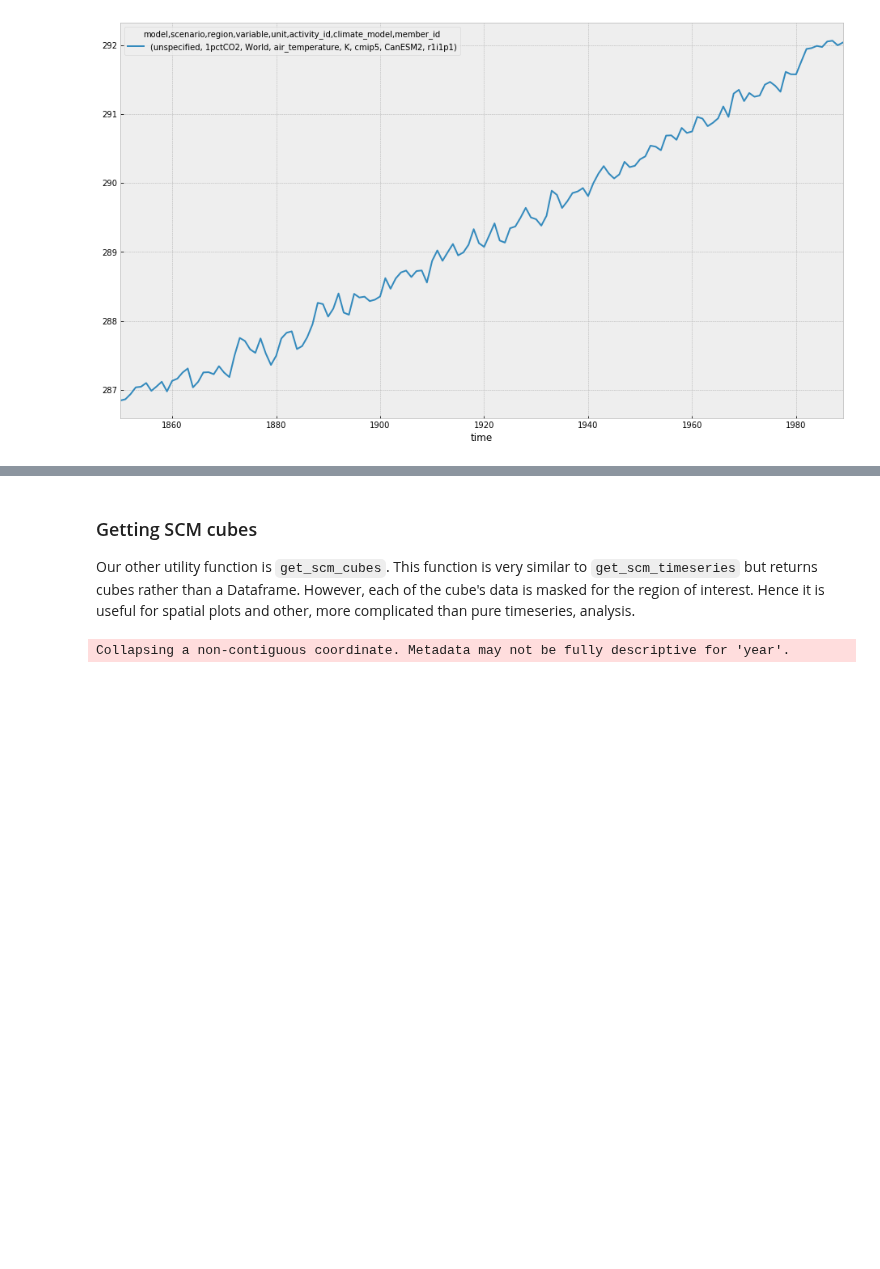
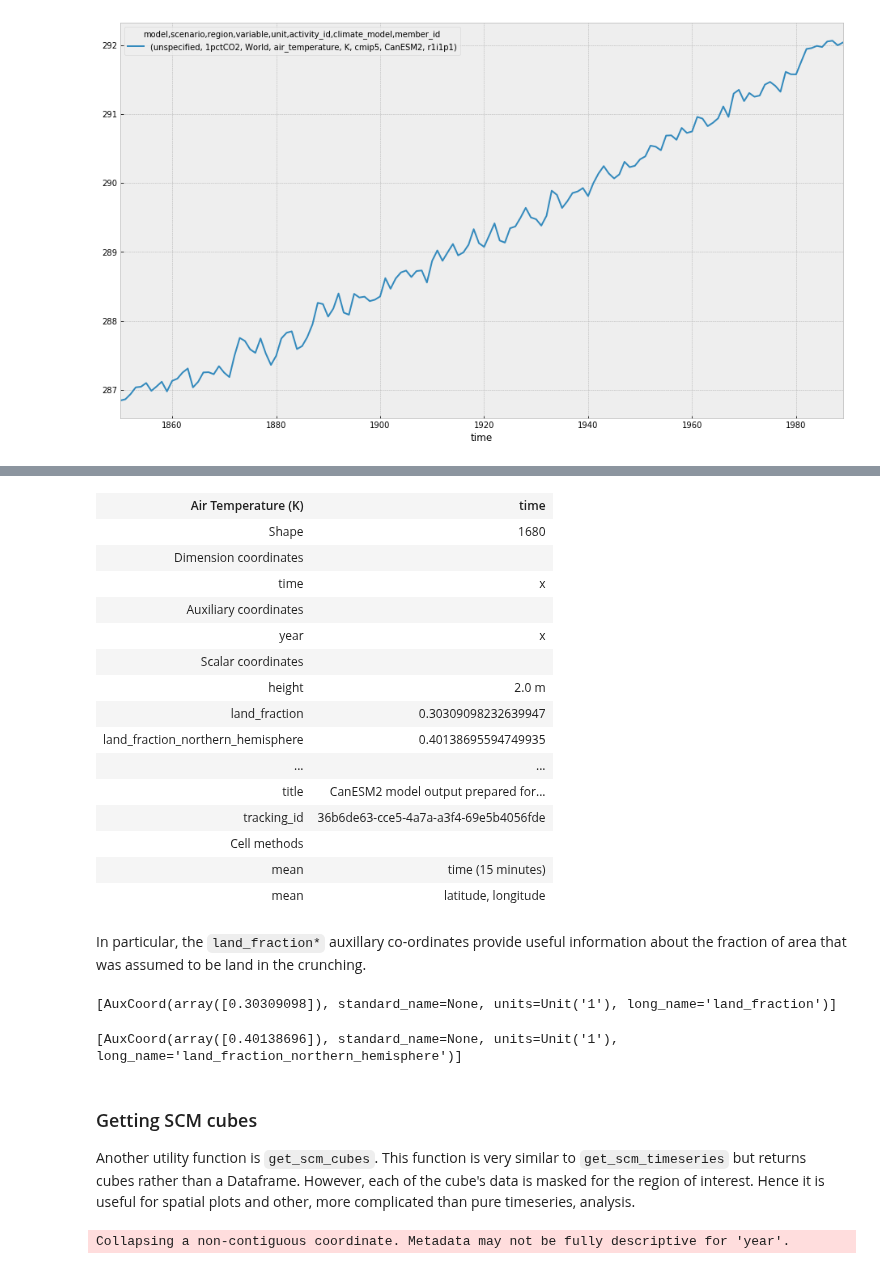
Before and after one commit to znicholls/netcdf-scm, a Jupyter notebook: notebooks/demo.ipynb, the cells around one changed output, grey strips where cells are left out. Drawn from its saved outputs; the diff is of its cells as text; code cells hidden in the pictures; blank space fills up the shorter version.

```diff
--- a/notebooks/demo.ipynb
+++ b/notebooks/demo.ipynb
@@ -265,7 +269,38 @@ tas_scm_timeseries_annual_mean.plot(figsize=(16, 9));
+# %%
+tas_scm_ts_cubes = tas.get_scm_timeseries_cubes()
+# %%
+tas_scm_ts_cubes["World"].cube
+# %% [output]
+| Air Temperature (K) | time |
+| Shape | 1680 |
+| Dimension coordinates |  |
+| time | x |
+| Auxiliary coordinates |  |
+| year | x |
+| Scalar coordinates |  |
+| height | 2.0 m |
+| land_fraction | 0.30309098232639947 |
+| land_fraction_northern_hemisphere | 0.40138695594749935 |
+| ... | ... |
+| title | CanESM2 model output prepared for... |
+| tracking_id | 36b6de63-cce5-4a7a-a3f4-69e5b4056fde |
+| Cell methods |  |
+| mean | time (15 minutes) |
+| mean | latitude, longitude |
+# %% [markdown]
+In particular, the `land_fraction*` auxillary co-ordinates provide useful information about the fraction of area that was assumed to be land in the crunching.
+# %%
+tas_scm_ts_cubes["World"].cube.coords("land_fraction")
+# %% [output]
+[AuxCoord(array([0.30309098]), standard_name=None, units=Unit('1'), long_name='land_fraction')]
+# %%
+tas_scm_ts_cubes["World"].cube.coords("land_fraction_northern_hemisphere")
+# %% [output]
+[AuxCoord(array([0.40138696]), standard_name=None, units=Unit('1'), long_name='land_fraction_northern_hemisphere')]
 # %% [markdown]
 ### Getting SCM cubes
 
-Our other utility function is `get_scm_cubes`. This function is very similar to `get_scm_timeseries` but returns cubes rather than a Dataframe. However, each of the cube's data is masked for the region of interest. Hence it is useful for spatial plots and other, more complicated than pure timeseries, analysis.
+Another utility function is `get_scm_cubes`. This function is very similar to `get_scm_timeseries` but returns cubes rather than a Dataframe. However, each of the cube's data is masked for the region of interest. Hence it is useful for spatial plots and other, more complicated than pure timeseries, analysis.
 # %%
 tas_scm_cubes = tas.get_scm_cubes()
 # %%
```
Also changed, not shown: parts of 1 cell of this notebook.
